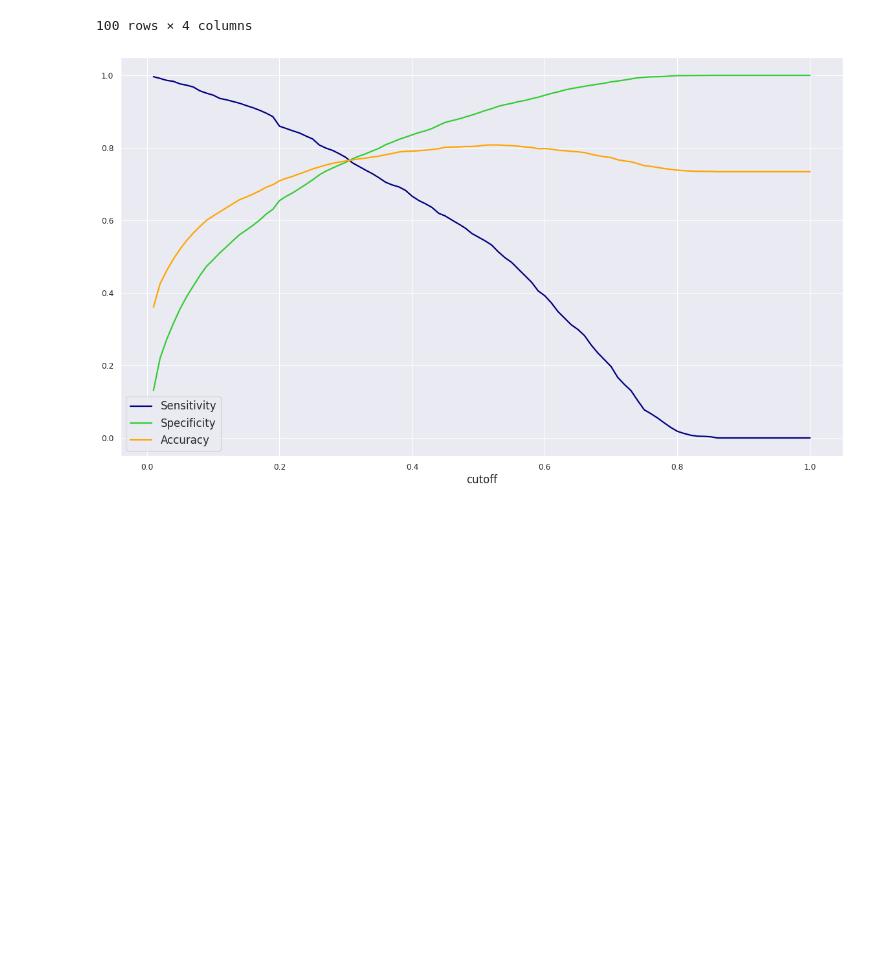
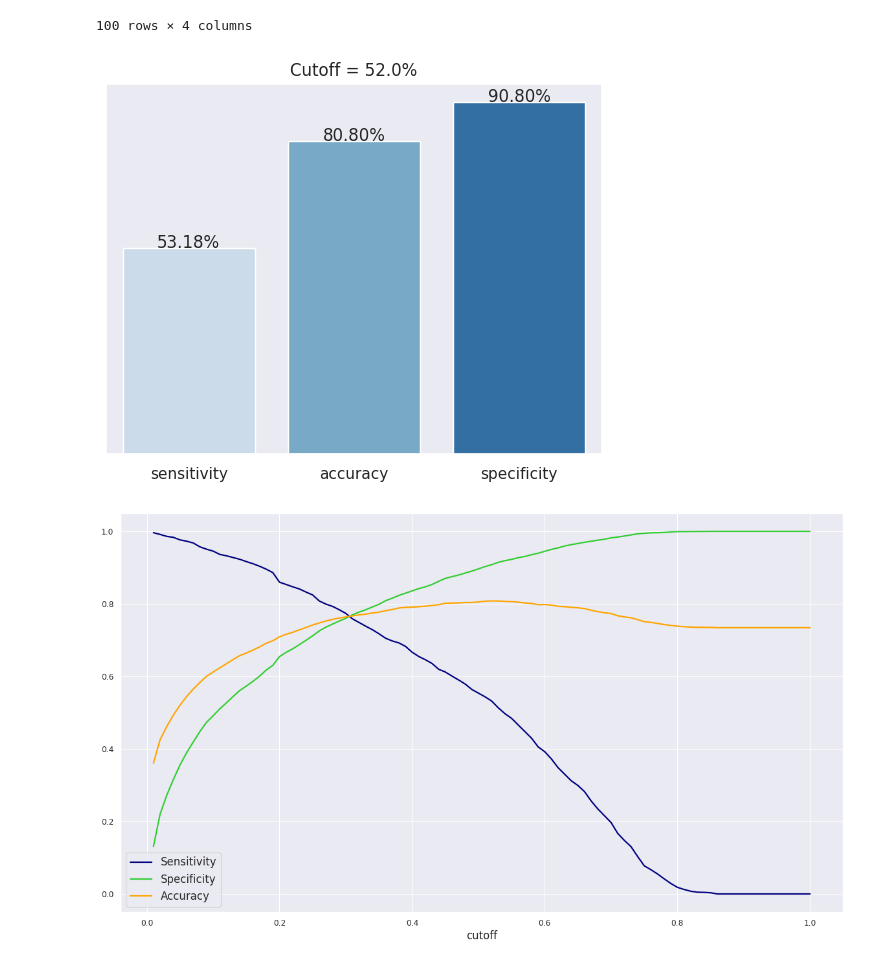
Before and after one commit to dan-teixeira/data-science, a Jupyter notebook: telco_costumer_churn/telco_customer_churn.ipynb, the cells around one changed output. Saved outputs shown, nothing was run; the diff lists cells and outputs as text; code cells hidden in the pictures; blank space fills up the shorter version.

```diff
--- a/telco_costumer_churn/telco_customer_churn.ipynb
+++ b/telco_costumer_churn/telco_customer_churn.ipynb
@@ -359,6 +414,33 @@ df_metrics
 | 98 | 0.99 | 0.734215 | 0.000000 | 1.000000 |
 | 99 | 1.00 | 0.734215 | 0.000000 | 1.000000 |
 100 rows × 4 columns
+# %%
+# Cutoff that maximizes the accuracy
+def max_accuracy(df: pd.DataFrame) -> None:
+
+    df_info = df.loc[df_metrics['accuracy'].idxmax()].sort_values()
+
+    cutoff = df_info.cutoff
+
+    info_dict = df_info.drop("cutoff").to_dict()
+
+    ax = sns.barplot(
+        x = info_dict.keys(),
+        y = info_dict.values(),
+        hue = info_dict.keys(),
+        palette="Blues"
+    )
+
+    for i, p in enumerate(ax.patches):
+        plt.annotate(f"{p.get_height():.2%}", xy=(i, p.get_height()), ha="center")
+
+    plt.yticks([])
+    plt.ylabel(None)
+    plt.title(f"Cutoff = {cutoff:.1%}")
+
+max_accuracy(df_metrics)
+# %% [output]
+[figure, added]
 # %%
 plt.figure(figsize=(18,10), dpi=80)
 
```
Also changed, not shown: parts of 17 cells of this notebook.
